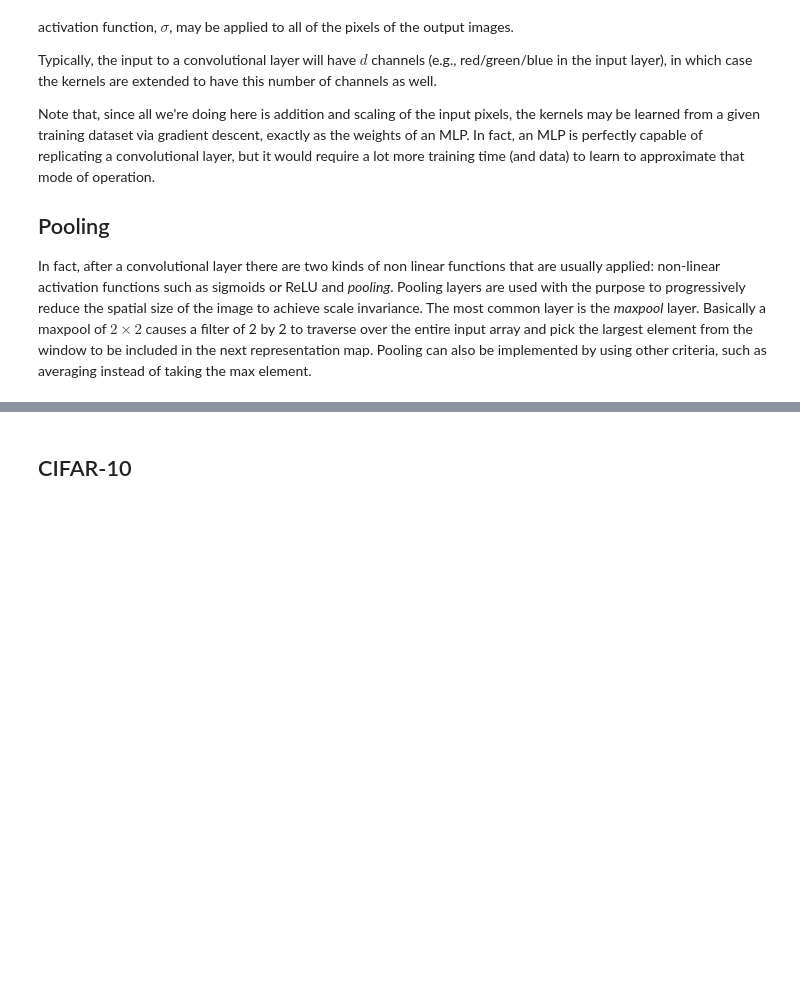
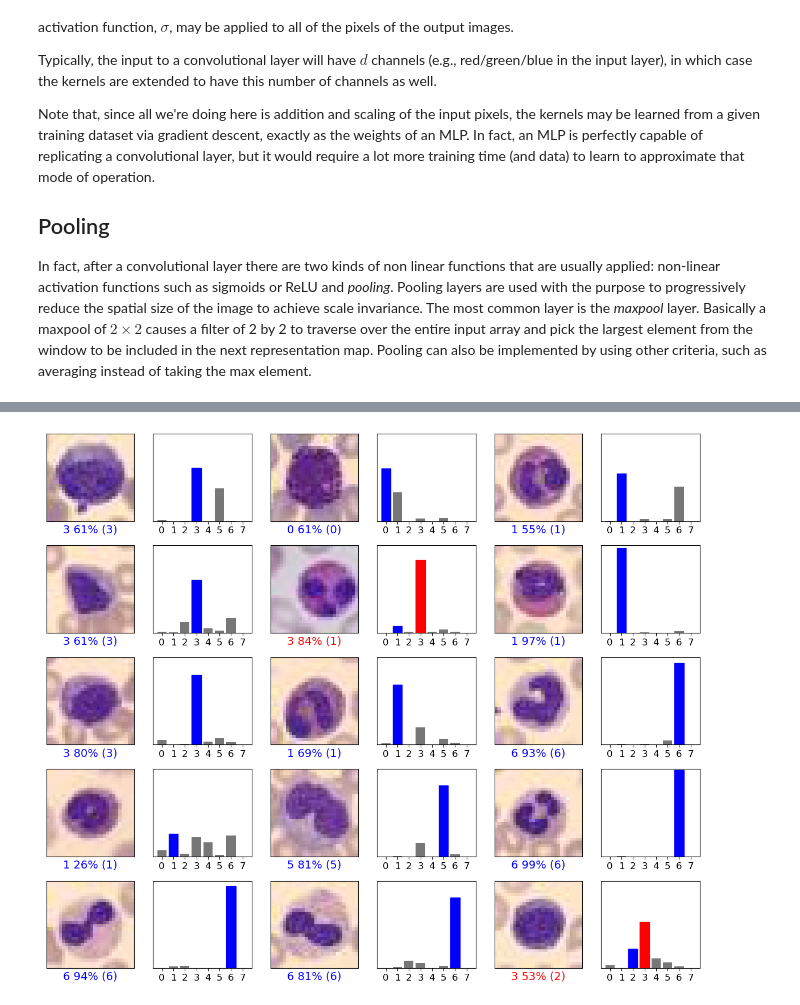
Before and after one commit to ssegui/vhio_course_part2, a Jupyter notebook: Lesson 2. NeuralNetworks.ipynb, the cells around one changed output, grey strips where cells are left out. Saved outputs shown, nothing was run; the diff lists cells and outputs as text; code cells hidden in the pictures; blank space fills up the shorter version.

```diff
--- a/Lesson 2. NeuralNetworks.ipynb
+++ b/Lesson 2. NeuralNetworks.ipynb
@@ -395,7 +430,7 @@ from tensorflow.keras.models import Sequential
 #from keras.layers import Conv2D
 from tensorflow.keras.layers import Conv2D,Input, MaxPooling2D, Dense, Dropout, Activation, Flatten
 # %%
-## CREATE A MODEL TO CLASSIFY THE 10 FASHION CLASSES
+## CREATE A MODEL TO CLASSIFY THE 8 CLASSES
 
 ## DEFINE PARAMETERS
 kernel_size = (3,3)
@@ -404,10 +439,10 @@ pool_size = 2 # we will use 2x2 pooling throughout
 
 ## CREATE THE MODEL:
 model = Sequential()
-model.add(Conv2D(32,kernel_size,activation = 'relu',input_shape = (height,width,depth)))
+model.add(Conv2D(32,kernel_size,activation = 'relu',input_shape = (height,width,channels)))
 model.add(MaxPooling2D(pool_size=(pool_size, pool_size)))
 model.add(Flatten())
-model.add(Dense(10,activation='softmax'))
+model.add(Dense(8,activation='softmax'))
 
 ## PRINT SUMMARY
 model.summary()
@@ -417,8 +452,8 @@ model.compile(loss='categorical_crossentropy',
               optimizer='adam',
               metrics=['accuracy'])
 
-X_train = X_train.reshape(num_train,height,width,1)
-X_test = X_test.reshape(num_test,height,width,1)
+X_train = X_train.reshape(num_train,height,width,channels)
+X_test = X_test.reshape(num_test,height,width,channels)
 
 
 ## TRAIN THE MODEL
@@ -471,7 +512,7 @@ def plot_image(i, predictions_array, true_label, img):
     plt.xticks([])
     plt.yticks([])
 
-    plt.imshow(img.reshape((28,28)), cmap=plt.cm.binary)
+    plt.imshow(img.reshape((28,28,channels)), cmap=plt.cm.binary)
 
     predicted_label = np.argmax(predictions_array)
     if predicted_label == true_label:
@@ -483,33 +524,33 @@ def plot_image(i, predictions_array, true_label, img):
                             100*np.max(predictions_array),
                             class_names[true_label]),
                             color=color)
 
 def plot_value_array(i, predictions_array, true_label):
     predictions_array, true_label = predictions_array, true_label[i]
     true_label = true_label.argmax()
     plt.grid(False)
     plt.xticks(range(10))
     plt.yticks([])
-    thisplot = plt.bar(range(10), predictions_array, color="#777777")
+    thisplot = plt.bar(range(8), predictions_array, color="#777777")
     plt.ylim([0, 1])
     predicted_label = np.argmax(predictions_array)
 
     thisplot[predicted_label].set_color('red')
     thisplot[true_label].set_color('blue')
 
 
 
 
 num_rows = 5
 num_cols = 3
 num_images = num_rows*num_cols
 plt.figure(figsize=(2*2*num_cols, 2*num_rows))
 for i in range(num_images):
     plt.subplot(num_rows, 2*num_cols, 2*i+1)
     plot_image(i, predictions[i], Y_test, X_test)
     plt.subplot(num_rows, 2*num_cols, 2*i+2)
     plot_value_array(i, predictions[i], Y_test)
 plt.tight_layout()
 plt.show()
+# %% [output]
+[figure, added]
-# %% [markdown]
-## CIFAR-10
```
Also changed, not shown: parts of 49 cells of this notebook.
